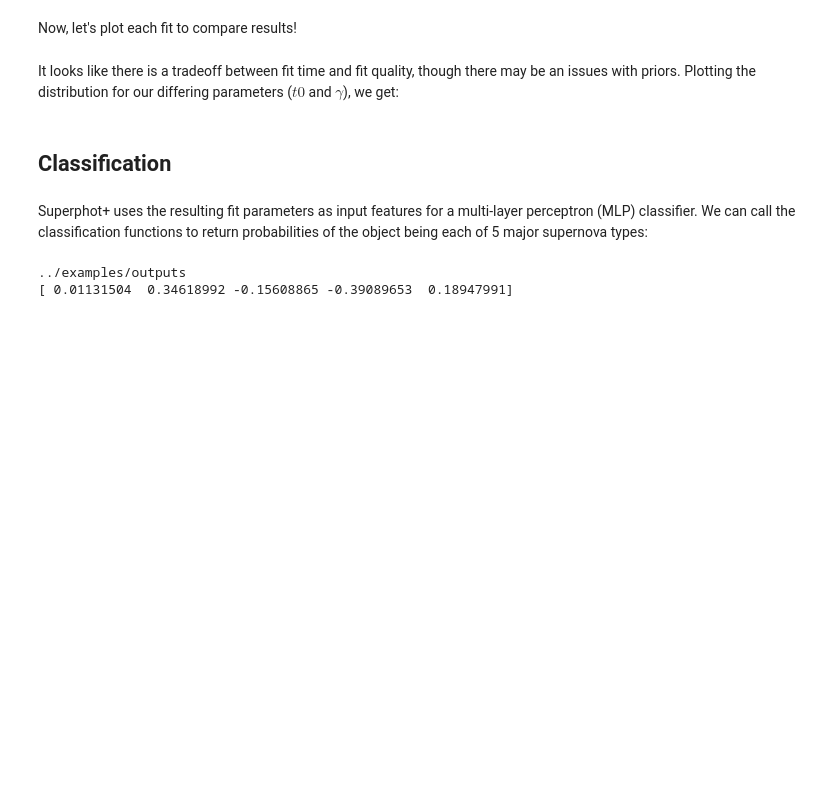
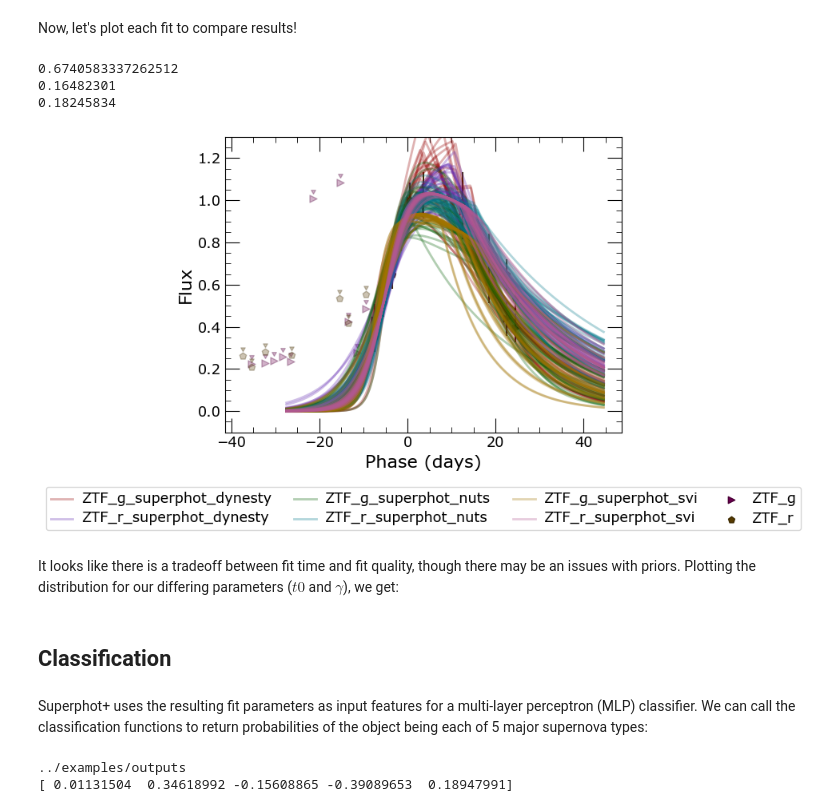
Before and after one commit to VTDA-Group/superphot-plus, a Jupyter notebook: docs/notebooks/tutorial.ipynb, the cells around one changed output. Drawn from its saved outputs; the diff is of its cells as text; code cells hidden in the pictures; blank space fills up the shorter version.

```diff
--- a/docs/notebooks/tutorial.ipynb
+++ b/docs/notebooks/tutorial.ipynb
@@ -113,7 +286,21 @@ print("NUTS")
 # %%
 %%time
 
-sampler = NumpyroSampler()
-posteriors = sampler.run_single_curve(lightcurve, priors=priors, rng_seed=1, sampler="svi")
-posteriors.save_to_file(OUTPUT_DIR)
+# use padded photometry
+padded_fn = os.path.join(SAVE_DIR, test_sn + "_padded.h5")
+pad_transient = Transient.load(padded_fn)
+pad_photometry = pad_transient.photometry
+
+sampler = SVISampler(
+    priors=priors,
+    num_iter=10_000,
+    random_state=42,
+    pad_size=32
+)
+sampler.fit_photometry(pad_photometry)
+sampler.result.save(
+    save_prefix=test_sn+"_result",
+    save_folder=SAVE_DIR
+)
 print("SVI")
+print(sampler.result.fit_parameters.head())
@@ -120,12 +325,32 @@ print("SVI")
 # %% [markdown]
 Now, let's plot each fit to compare results!
 # %%
-from superphot_plus.plotting.lightcurves import plot_lc_fit
-from IPython import display
-from superphot_plus.surveys.surveys import Survey
+from superphot_plus.samplers import *
+from snapi import Formatter
+import matplotlib.pyplot as plt
 
-priors = Survey.ZTF().priors
-for method in ["dynesty", "NUTS", "svi"]:
-    plot_lc_fit(test_sn, priors.reference_band, priors.ordered_bands, OUTPUT_DIR, OUTPUT_DIR, OUTPUT_DIR, sampling_method=method, file_type="png")
-
-display.Image(os.path.join(OUTPUT_DIR, test_sn + "_dynesty.png"))
+fig, ax = plt.subplots()
+formatter = Formatter()
+dsampler = DynestySampler(priors=priors)
+nsampler = NUTSSampler(priors=priors, pad_size=32)
+ssampler = SVISampler(priors=priors, pad_size=32)
+for sampler in [dsampler, nsampler, ssampler]:
+    sampler.load_result(
+        load_prefix=test_sn+"_result",
+        load_folder=SAVE_DIR
+    )
+    print(sampler.result.score)
+    ax = sampler.plot_fit(
+        ax, formatter,
+        photometry,
+    )
+photometry.plot(ax, formatter, mags=False)
+ax.set_ylim((-0.1, 1.3))
+formatter.add_legend(ax)
+formatter.make_plot_pretty(ax)
+plt.show()
+# %% [output]
+0.6740583337262512
+0.16482301
+0.18245834
+[figure, added]
```
Also changed, not shown: parts of 27 cells of this notebook, 17 other files.
